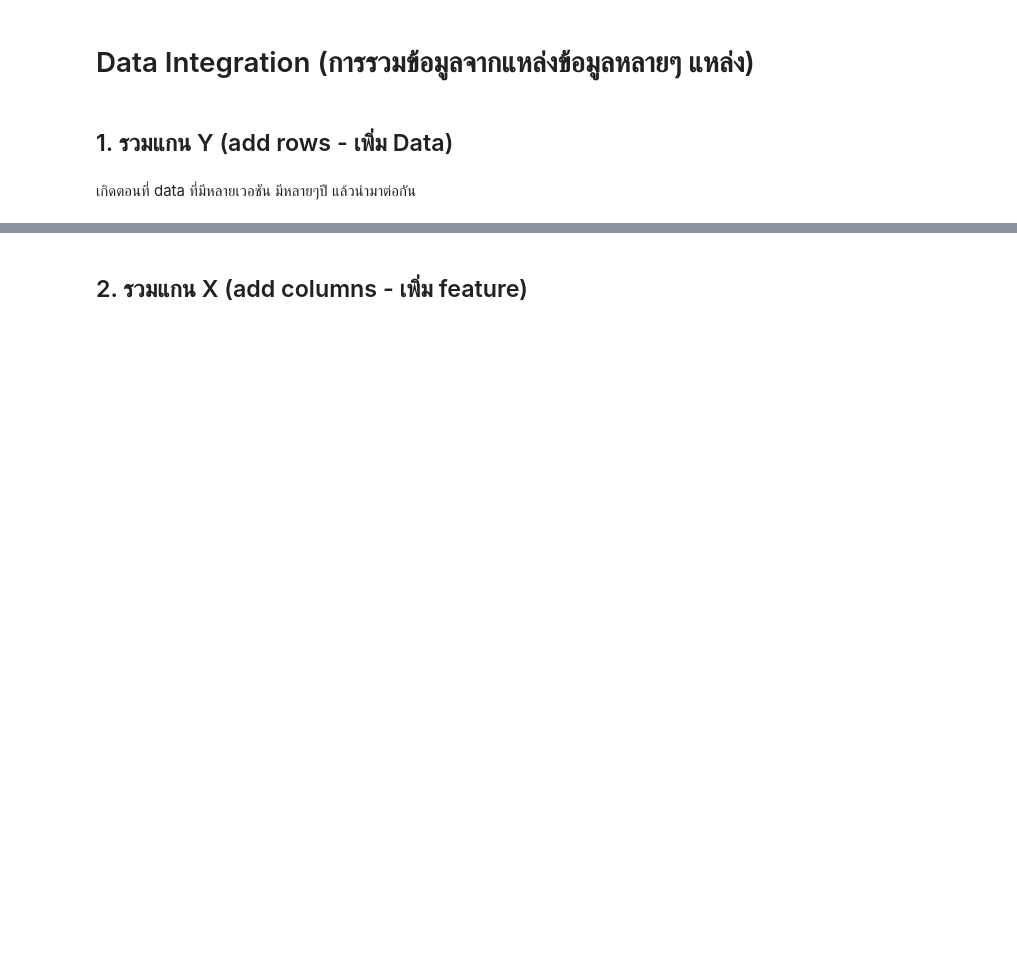
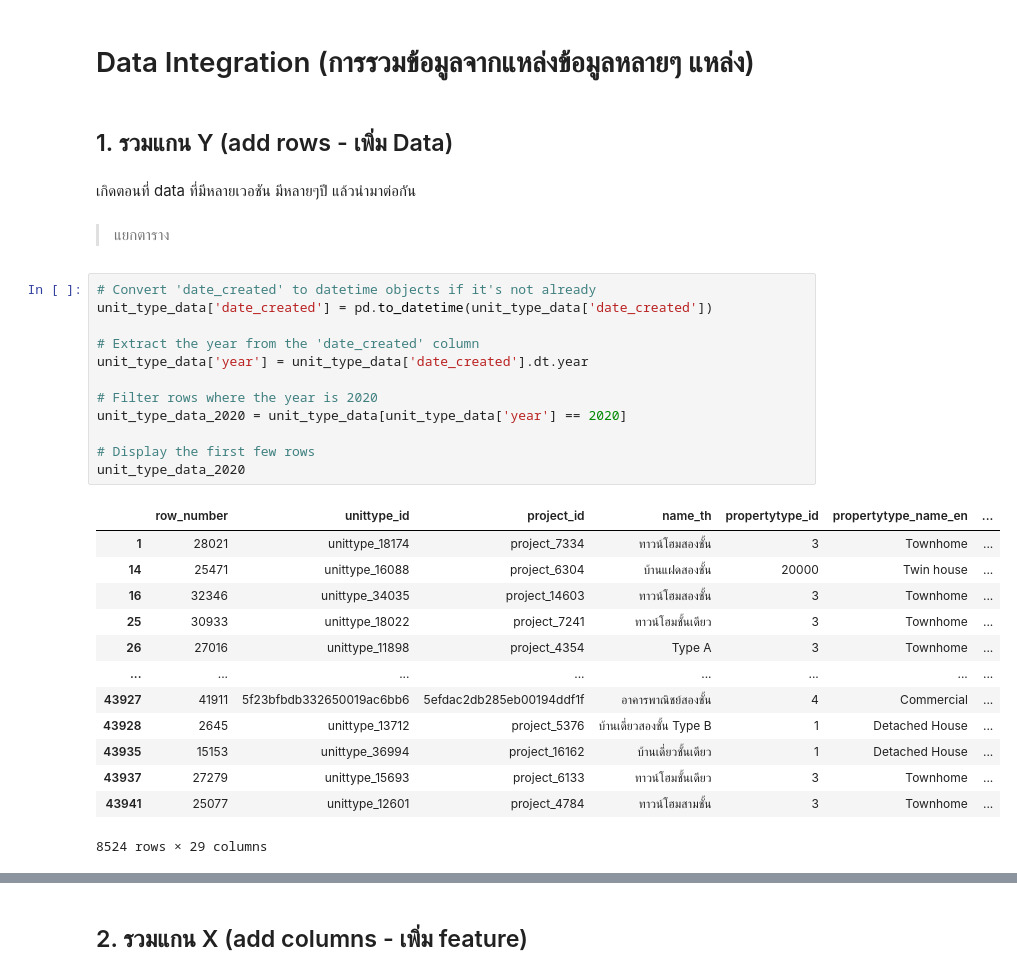
Before and after one commit to punramon/bsc_dpdm24, a Jupyter notebook: Chapter_3_Data_Preprocessing.ipynb, the cells around one changed output, grey strips where cells are left out. Saved outputs shown, nothing was run; the diff lists cells and outputs as text; blank space fills up the shorter version.

```diff
--- a/Chapter_3_Data_Preprocessing.ipynb
+++ b/Chapter_3_Data_Preprocessing.ipynb
@@ -909,3 +917,31 @@ unit_type_data_dup.drop_duplicates()
 ## 1. รวมแกน Y (add rows - เพิ่ม Data)
 # %% [markdown]
 เกิดตอนที่ data ที่มีหลายเวอชัน มีหลายๆปี แล้วนำมาต่อกัน
+# %% [markdown]
+> แยกตาราง
+# %%
+# Convert 'date_created' to datetime objects if it's not already
+unit_type_data['date_created'] = pd.to_datetime(unit_type_data['date_created'])
+
+# Extract the year from the 'date_created' column
+unit_type_data['year'] = unit_type_data['date_created'].dt.year
+
+# Filter rows where the year is 2020
+unit_type_data_2020 = unit_type_data[unit_type_data['year'] == 2020]
+
+# Display the first few rows
+unit_type_data_2020
+# %% [output]
+|  | row_number | unittype_id | project_id | name_th | propertytype_id | propertytype_name_en | ... |
+| 1 | 28021 | unittype_18174 | project_7334 | ทาวน์โฮมสองชั้น | 3 | Townhome | ... |
+| 14 | 25471 | unittype_16088 | project_6304 | บ้านแฝดสองชั้น | 20000 | Twin house | ... |
+| 16 | 32346 | unittype_34035 | project_14603 | ทาวน์โฮมสองชั้น | 3 | Townhome | ... |
+| 25 | 30933 | unittype_18022 | project_7241 | ทาวน์โฮมชั้นเดียว | 3 | Townhome | ... |
+| 26 | 27016 | unittype_11898 | project_4354 | Type A | 3 | Townhome | ... |
+| ... | ... | ... | ... | ... | ... | ... | ... |
+| 43927 | 41911 | 5f23bfbdb332650019ac6bb6 | 5efdac2db285eb00194ddf1f | อาคารพาณิชย์สองชั้น | 4 | Commercial | ... |
+| 43928 | 2645 | unittype_13712 | project_5376 | บ้านเดี่ยวสองชั้น Type B | 1 | Detached House | ... |
+| 43935 | 15153 | unittype_36994 | project_16162 | บ้านเดี่ยวชั้นเดียว | 1 | Detached House | ... |
+| 43937 | 27279 | unittype_15693 | project_6133 | ทาวน์โฮมชั้นเดียว | 3 | Townhome | ... |
+| 43941 | 25077 | unittype_12601 | project_4784 | ทาวน์โฮมสามชั้น | 3 | Townhome | ... |
+8524 rows × 29 columns
```
Also changed, not shown: parts of 14 cells of this notebook.
